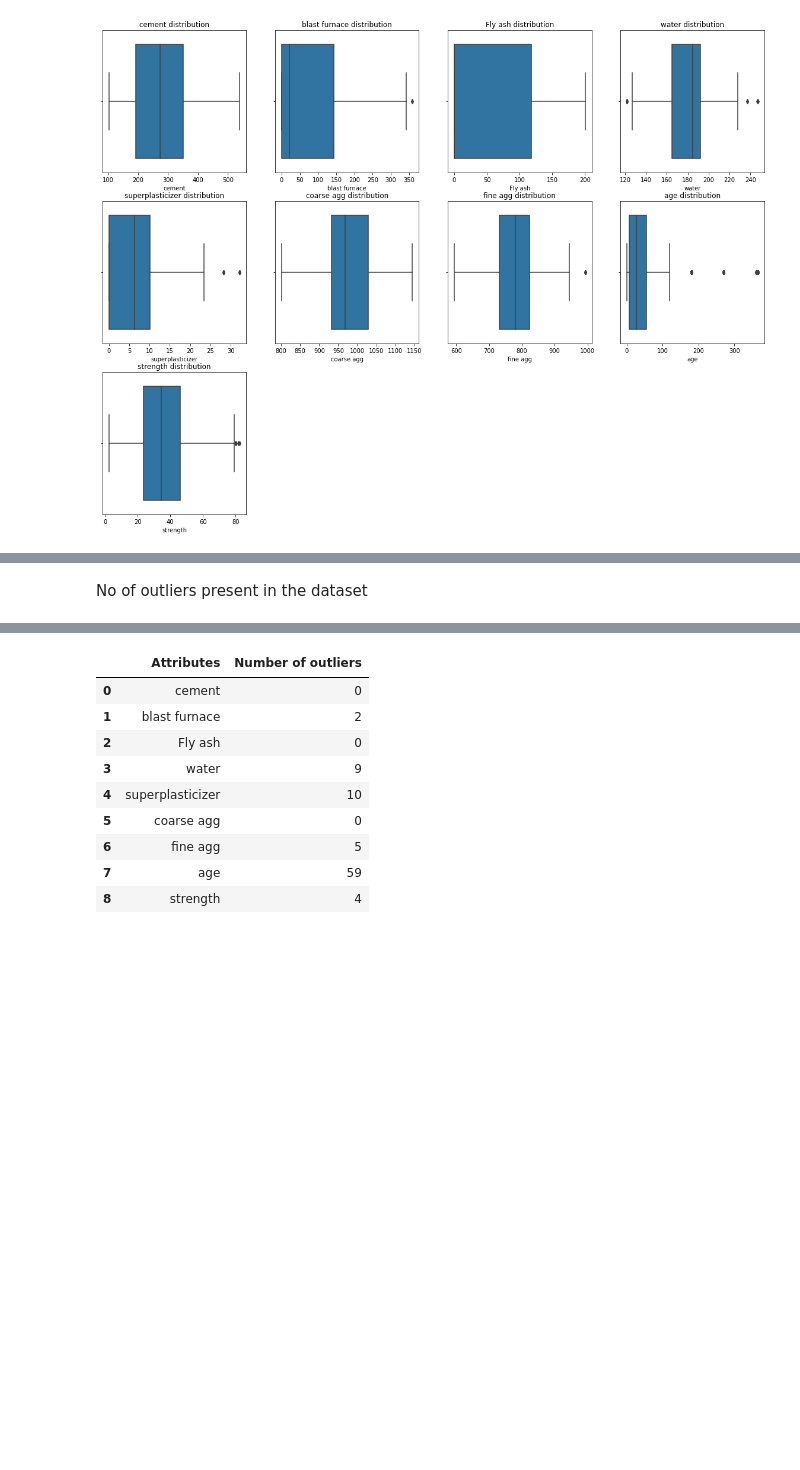
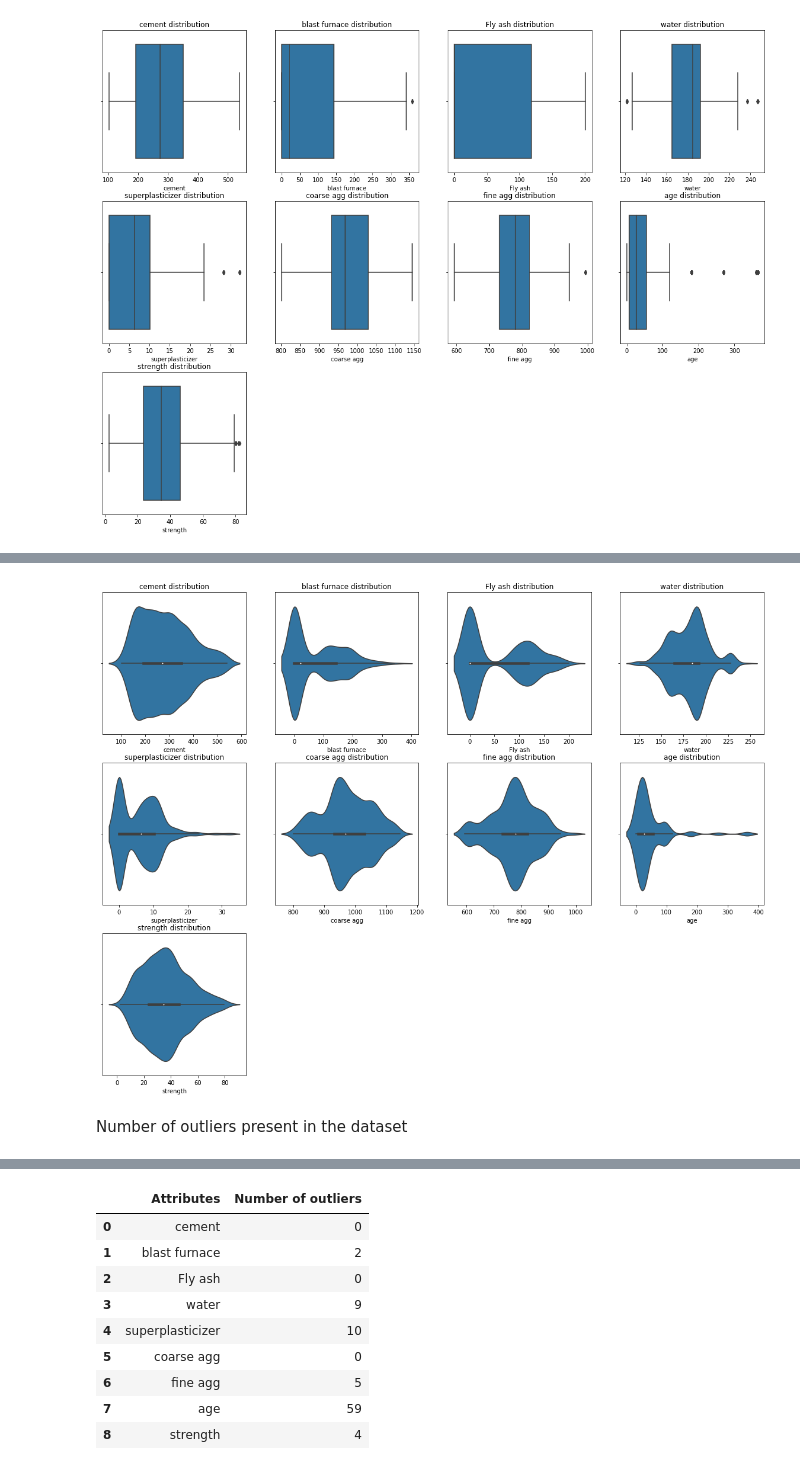
Before and after one commit to Yadu9238/ML_basics, a Jupyter notebook: Cement_prediction/Concrete.ipynb, the cells around one changed output, grey strips where cells are left out. Saved outputs shown, nothing was run; the diff lists cells and outputs as text; code cells hidden in the pictures; blank space fills up the shorter version.

```diff
--- a/Cement_prediction/Concrete.ipynb
+++ b/Cement_prediction/Concrete.ipynb
@@ -75,3 +46,5 @@ df = get_data('Concrete_Data.xls') #reading dataset from a local excel file
+# %%
+df = read_data('Concrete_Data.xls')
 # %% [markdown]
 ##### The Dataset
 # %%
@@ -145,2 +168,6 @@ boxplot_of_attr(df,4)
+# %%
+Violinplot(df,4)
+# %% [output]
+[figure, added]
 # %% [markdown]
-No of outliers present in the dataset
+Number of outliers present in the dataset
```
Also changed, not shown: parts of 36 cells of this notebook, 12 other files.
